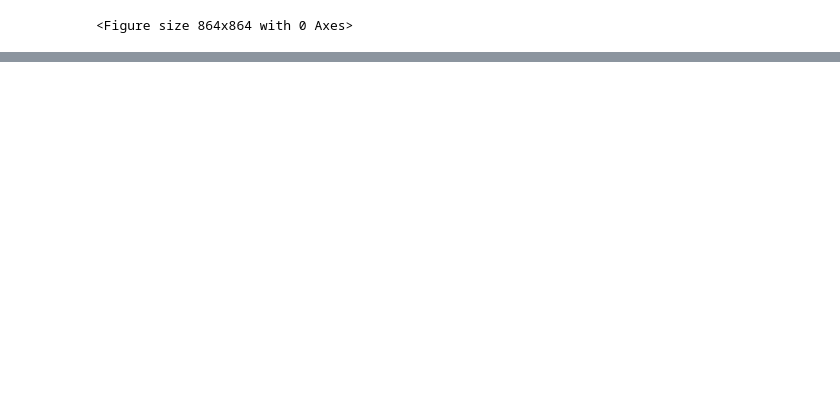
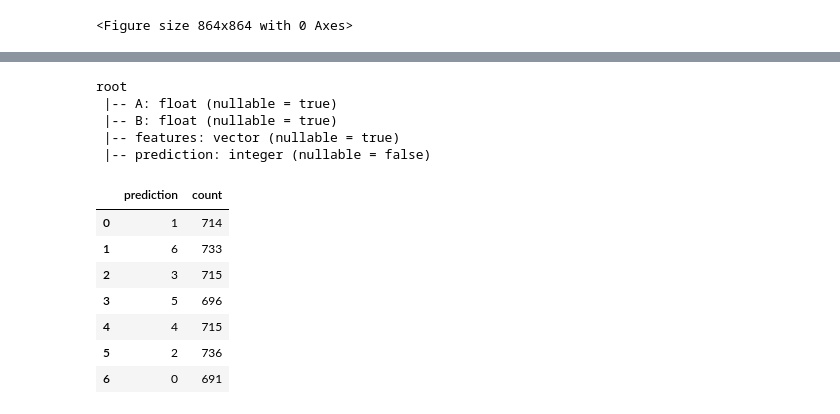
Before and after one commit to Para1lax/AutoClustering_spark, a Jupyter notebook: Heuristic_Clustering/working_notebook.ipynb, the cells around one changed output, grey strips where cells are left out. Cells and saved outputs as stored; diff of their text form; code cells hidden in the pictures; blank space fills up the shorter version.

```diff
--- a/Heuristic_Clustering/working_notebook.ipynb
+++ b/Heuristic_Clustering/working_notebook.ipynb
@@ -368,0 +236,19 @@ Py4JJavaError: An error occurred while calling o2028.loadClass.
+# %%
+predictions.printSchema()
+# %% [output]
+root
+ |-- A: float (nullable = true)
+ |-- B: float (nullable = true)
+ |-- features: vector (nullable = true)
+ |-- prediction: integer (nullable = false)
+# %%
+predictions.groupby('prediction').count().toPandas()
+# %% [output]
+|  | prediction | count |
+| 0 | 1 | 714 |
+| 1 | 6 | 733 |
+| 2 | 3 | 715 |
+| 3 | 5 | 696 |
+| 4 | 4 | 715 |
+| 5 | 2 | 736 |
+| 6 | 0 | 691 |
```
Also changed, not shown: parts of 27 cells of this notebook, 30 other files.
